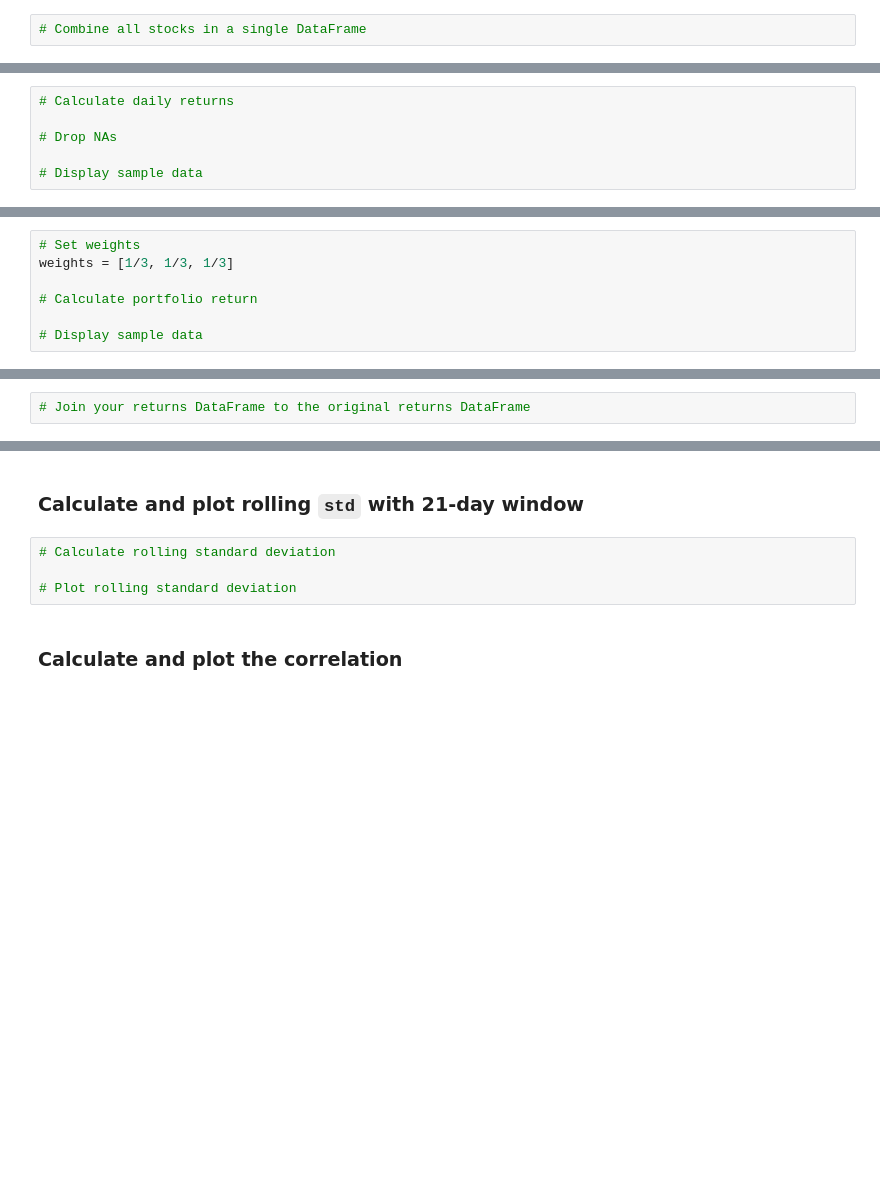
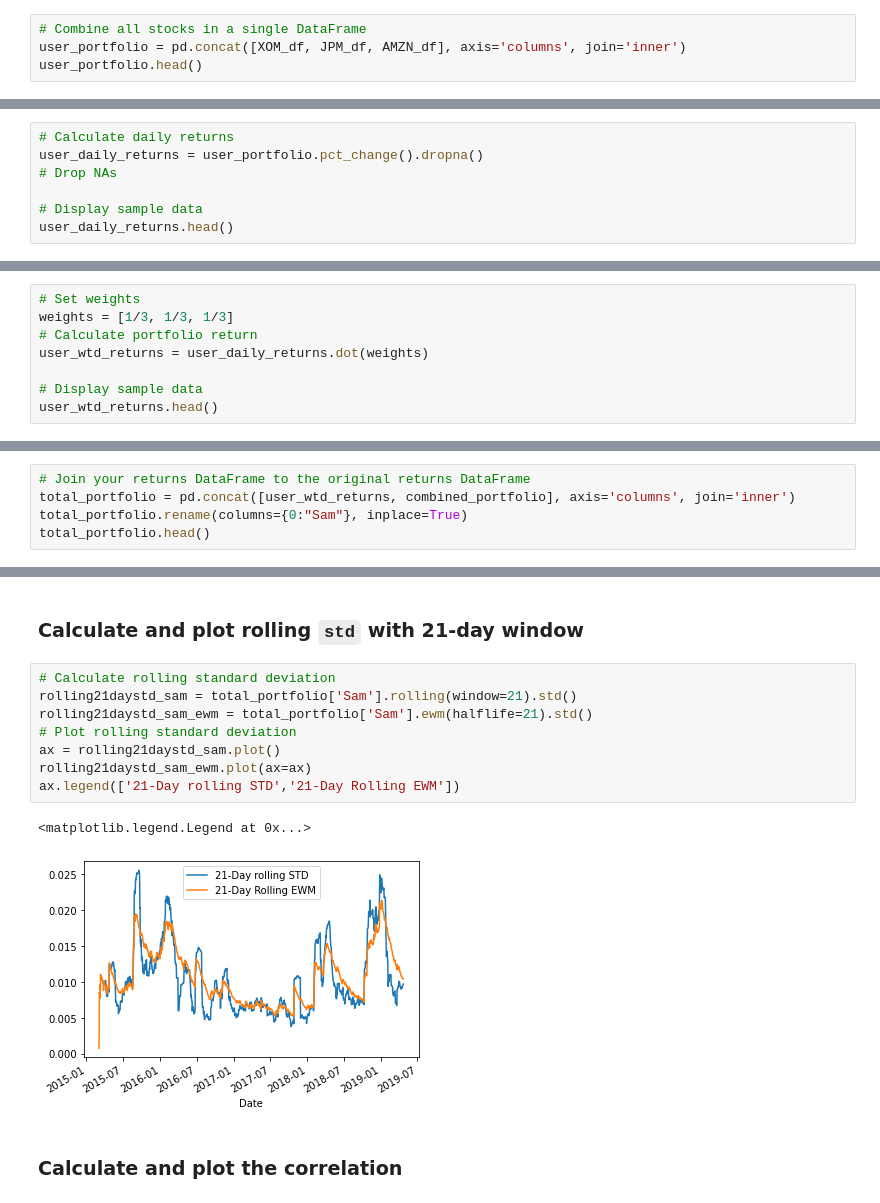
Before and after one commit to spearl7076/Unit4-Homework, a Jupyter notebook: whale_analysis.ipynb, the cells around one changed output, grey strips where cells are left out. Saved outputs shown, nothing was run; the diff lists cells and outputs as text; blank space fills up the shorter version.

```diff
--- a/whale_analysis.ipynb
+++ b/whale_analysis.ipynb
@@ -424,2 +474,4 @@ In this section, you will build your own portfolio of stocks, calculate the retu
 # %%
 # Combine all stocks in a single DataFrame
+user_portfolio = pd.concat([XOM_df, JPM_df, AMZN_df], axis='columns', join='inner')
+user_portfolio.head()
@@ -430,6 +492,7 @@ In this section, you will build your own portfolio of stocks, calculate the retu
 # %%
 # Calculate daily returns
-
+user_daily_returns = user_portfolio.pct_change().dropna()
 # Drop NAs
 
 # Display sample data
+user_daily_returns.head()
@@ -438,7 +509,8 @@ In this section, you will build your own portfolio of stocks, calculate the retu
 # %%
 # Set weights
 weights = [1/3, 1/3, 1/3]
-
 # Calculate portfolio return
+user_wtd_returns = user_daily_returns.dot(weights)
 
 # Display sample data
+user_wtd_returns.head()
@@ -446,3 +526,6 @@ weights = [1/3, 1/3, 1/3]
 ## Join your portfolio returns to the DataFrame that contains all of the portfolio returns
 # %%
 # Join your returns DataFrame to the original returns DataFrame
+total_portfolio = pd.concat([user_wtd_returns, combined_portfolio], axis='columns', join='inner')
+total_portfolio.rename(columns={0:"Sam"}, inplace=True)
+total_portfolio.head()
@@ -457,9 +573,16 @@ weights = [1/3, 1/3, 1/3]
 # %% [markdown]
 ### Calculate and plot rolling `std` with 21-day window
-# %%
-# Calculate rolling standard deviation
-
-# Plot rolling standard deviation
+# %%
+# Calculate rolling standard deviation
+rolling21daystd_sam = total_portfolio['Sam'].rolling(window=21).std()
+rolling21daystd_sam_ewm = total_portfolio['Sam'].ewm(halflife=21).std()
+# Plot rolling standard deviation
+ax = rolling21daystd_sam.plot()
+rolling21daystd_sam_ewm.plot(ax=ax)
+ax.legend(['21-Day rolling STD','21-Day Rolling EWM'])
+# %% [output]
+<matplotlib.legend.Legend at 0x...>
+[figure, added]
 # %% [markdown]
 ### Calculate and plot the correlation
 # %%
```
Also changed, not shown: parts of 24 cells of this notebook, 3 other files.
